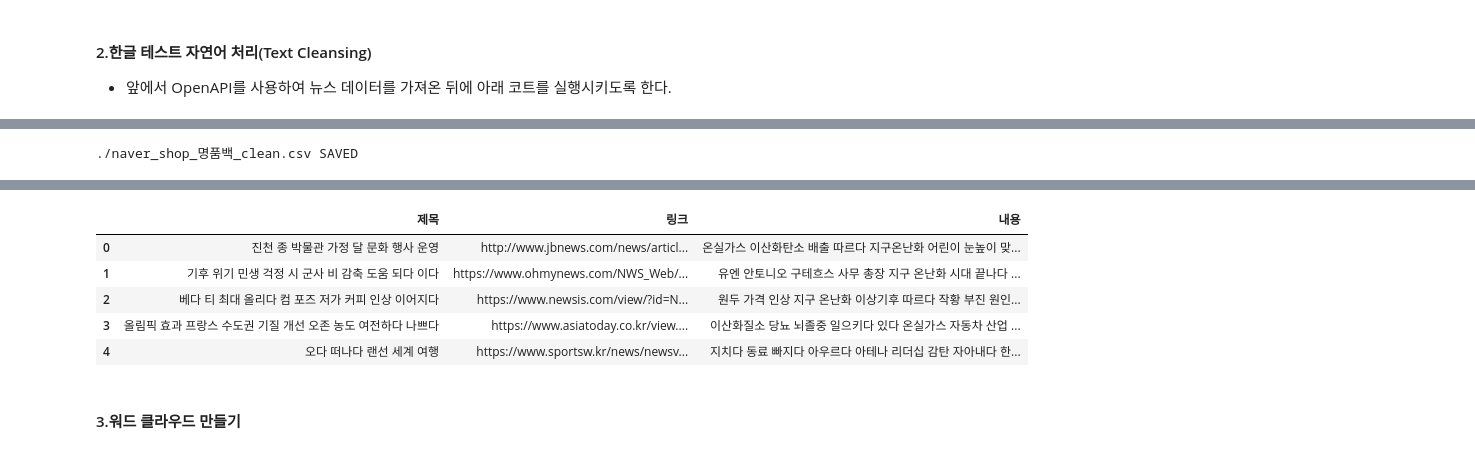
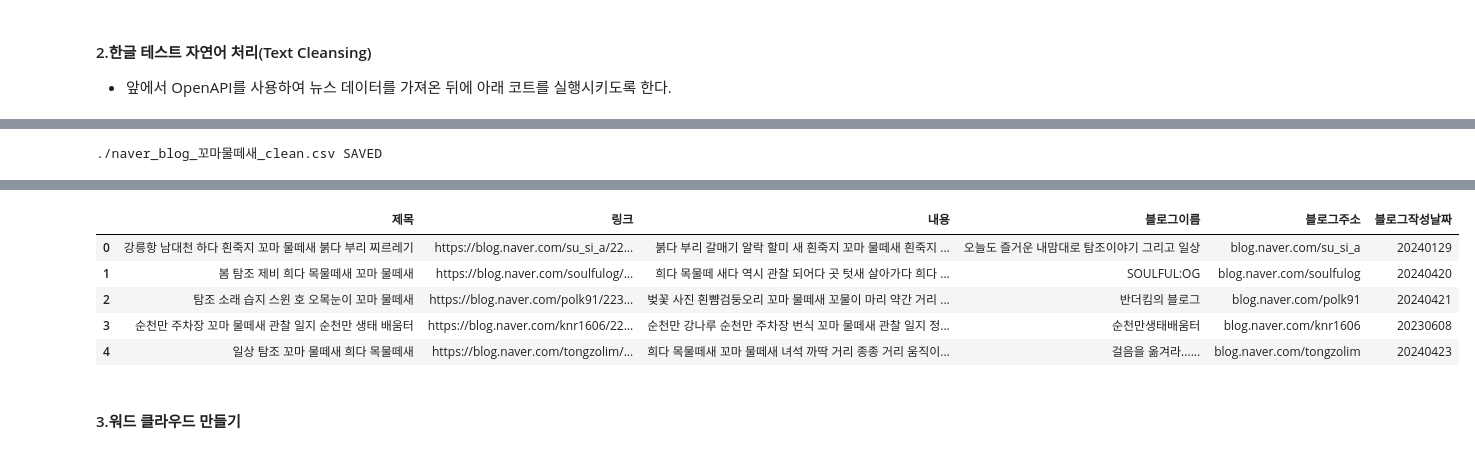
Before and after one commit to ParkGeunHae/miniproject2, a Jupyter notebook: 2_데이터분석_05_데이터수집_OpenAPI_완성.ipynb, the cells around one changed output, grey strips where cells are left out. Drawn from its saved outputs; the diff is of its cells as text; code cells hidden in the pictures.

```diff
--- a/2_데이터분석_05_데이터수집_OpenAPI_완성.ipynb
+++ b/2_데이터분석_05_데이터수집_OpenAPI_완성.ipynb
@@ -415,7 +415,7 @@ def clean_target_feature(data):
 # ---------------------
 # 1.클린징할 파일 가져오기
 file = f'{PATH}/naver_{node}_{keyword}.csv'  # 앞에서 만들어진 파일 사용하기
-file='./naver_news_지구온난화.csv'
+file='./naver_blog_꼬마물떼새.csv'
 df = pd.read_csv(file)
 
 # 2.클린징할 컬럼 선택해서 클린징하기
@@ -435 +437 @@ df.head()
-./naver_shop_명품백_clean.csv SAVED
+./naver_blog_꼬마물떼새_clean.csv SAVED
@@ -438,9 +438,9 @@ df.head()
-|  | 제목 | 링크 | 내용 |
-| 0 | 진천 종 박물관 가정 달 문화 행사 운영 | http://www.jbnews.com/news/articl... | 온실가스 이산화탄소 배출 따르다 지구온난화 어린이 눈높이 맞... |
-| 1 | 기후 위기 민생 걱정 시 군사 비 감축 도움 되다 이다 | https://www.ohmynews.com/NWS_Web/... | 유엔 안토니오 구테흐스 사무 총장 지구 온난화 시대 끝나다 ... |
-| 2 | 베다 티 최대 올리다 컴 포즈 저가 커피 인상 이어지다 | https://www.newsis.com/view/?id=N... | 원두 가격 인상 지구 온난화 이상기후 따르다 작황 부진 원인... |
-| 3 | 올림픽 효과 프랑스 수도권 기질 개선 오존 농도 여전하다 나쁘다 | https://www.asiatoday.co.kr/view.... | 이산화질소 당뇨 뇌졸중 일으키다 있다 온실가스 자동차 산업 ... |
-| 4 | 오다 떠나다 랜선 세계 여행 | https://www.sportsw.kr/news/newsv... | 지치다 동료 빠지다 아우르다 아테나 리더십 감탄 자아내다 한... |
+|  | 제목 | 링크 | 내용 | 블로그이름 | 블로그주소 | 블로그작성날짜 |
+| 0 | 강릉항 남대천 하다 흰죽지 꼬마 물떼새 붉다 부리 찌르레기 | https://blog.naver.com/su_si_a/22... | 붉다 부리 갈매기 알락 할미 새 흰죽지 꼬마 물떼새 흰죽지 ... | 오늘도 즐거운 내맘대로 탐조이야기 그리고 일상 | blog.naver.com/su_si_a | 20240129 |
+| 1 | 봄 탐조 제비 희다 목물떼새 꼬마 물떼새 | https://blog.naver.com/soulfulog/... | 희다 목물떼 새다 역시 관찰 되어다 곳 텃새 살아가다 희다 ... | SOULFUL:OG | blog.naver.com/soulfulog | 20240420 |
+| 2 | 탐조 소래 습지 스윈 호 오목눈이 꼬마 물떼새 | https://blog.naver.com/polk91/223... | 벚꽃 사진 흰뺨검둥오리 꼬마 물떼새 꼬물이 마리 약간 거리 ... | 반더킴의 블로그 | blog.naver.com/polk91 | 20240421 |
+| 3 | 순천만 주차장 꼬마 물떼새 관찰 일지 순천만 생태 배움터 | https://blog.naver.com/knr1606/22... | 순천만 강나루 순천만 주차장 번식 꼬마 물떼새 관찰 일지 정... | 순천만생태배움터 | blog.naver.com/knr1606 | 20230608 |
+| 4 | 일상 탐조 꼬마 물떼새 희다 목물떼새 | https://blog.naver.com/tongzolim/... | 희다 목물떼새 꼬마 물떼새 녀석 까딱 거리 종종 거리 움직이... | 걸음을 옮겨라...... | blog.naver.com/tongzolim | 20240423 |
 # %% [markdown]
 #### 3.워드 클라우드 만들기
 # %%
```
Also changed, not shown: parts of 6 cells of this notebook.
